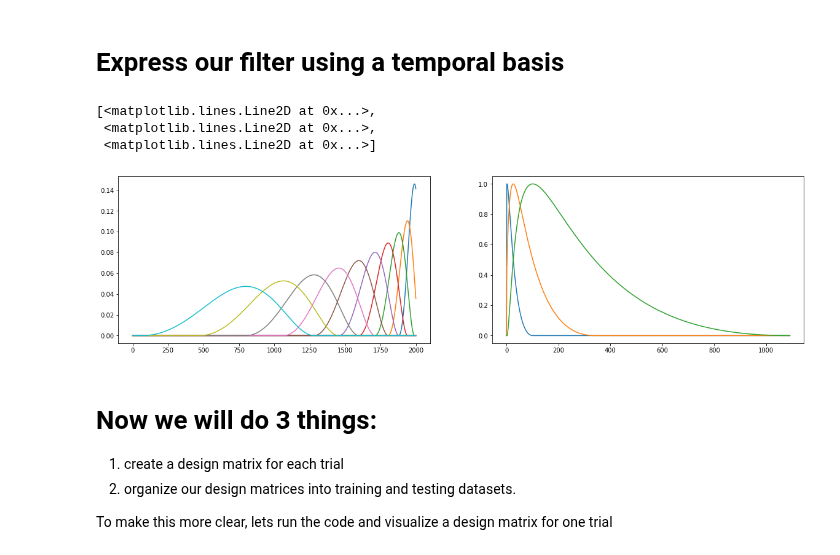
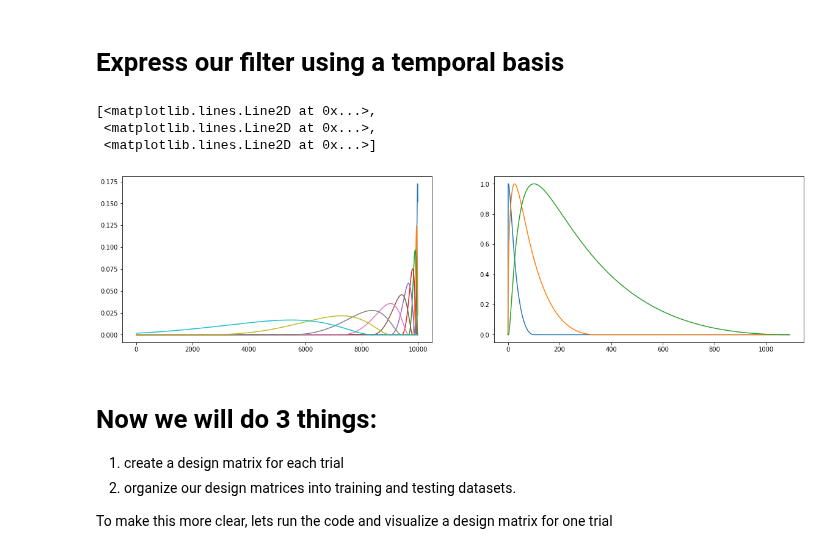
Before and after one commit to davidfox87/neuro_encoding_models, a Jupyter notebook: fitting_spike_train_tutorial.ipynb, the cells around one changed output. Cells and saved outputs as stored; diff of their text form; code cells hidden in the pictures.

```diff
--- a/fitting_spike_train_tutorial.ipynb
+++ b/fitting_spike_train_tutorial.ipynb
@@ -127,15 +127,16 @@ stim = scaler.fit_transform(stim)
 # %% [markdown]
 # Express our filter using a temporal basis
 # %%
-stim_basis, spike_basis = make_bases(2, [0.01, 1.2], 10, 200, dt=0.001)
+stim_basis, spike_basis = make_bases(10., [0.01, 4.5], 10, 40, dt=0.001)
+
 fig, ax = plt.subplots(1, 2, figsize=[20, 5])
 ax[0].plot(stim_basis.B)
 ax[1].plot(spike_basis.B)
 # %% [output]
 [<matplotlib.lines.Line2D at 0x...>,
  <matplotlib.lines.Line2D at 0x...>,
  <matplotlib.lines.Line2D at 0x...>]
-[figure, old version]
+[figure, new version]
 # %% [markdown]
 # Now we will do 3 things:
 1. create a design matrix for each trial
```
Also changed, not shown: parts of 14 cells of this notebook.
